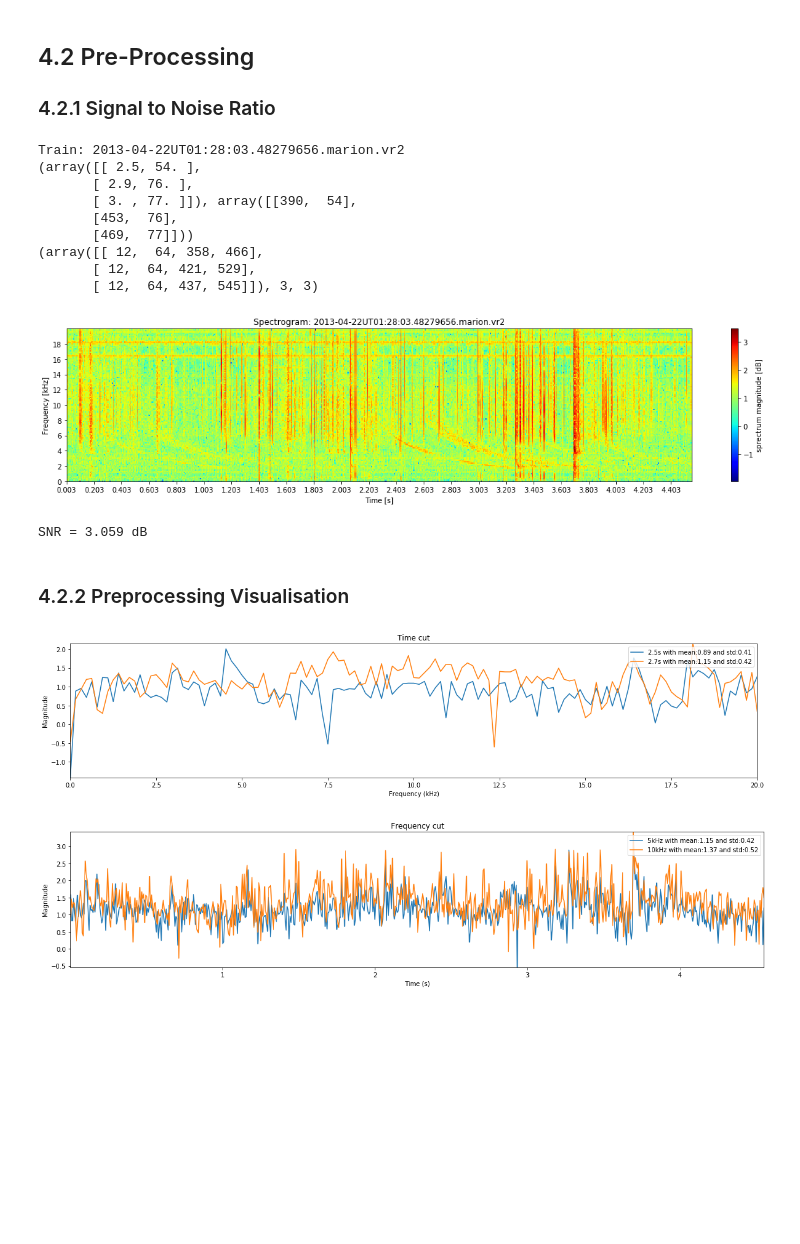
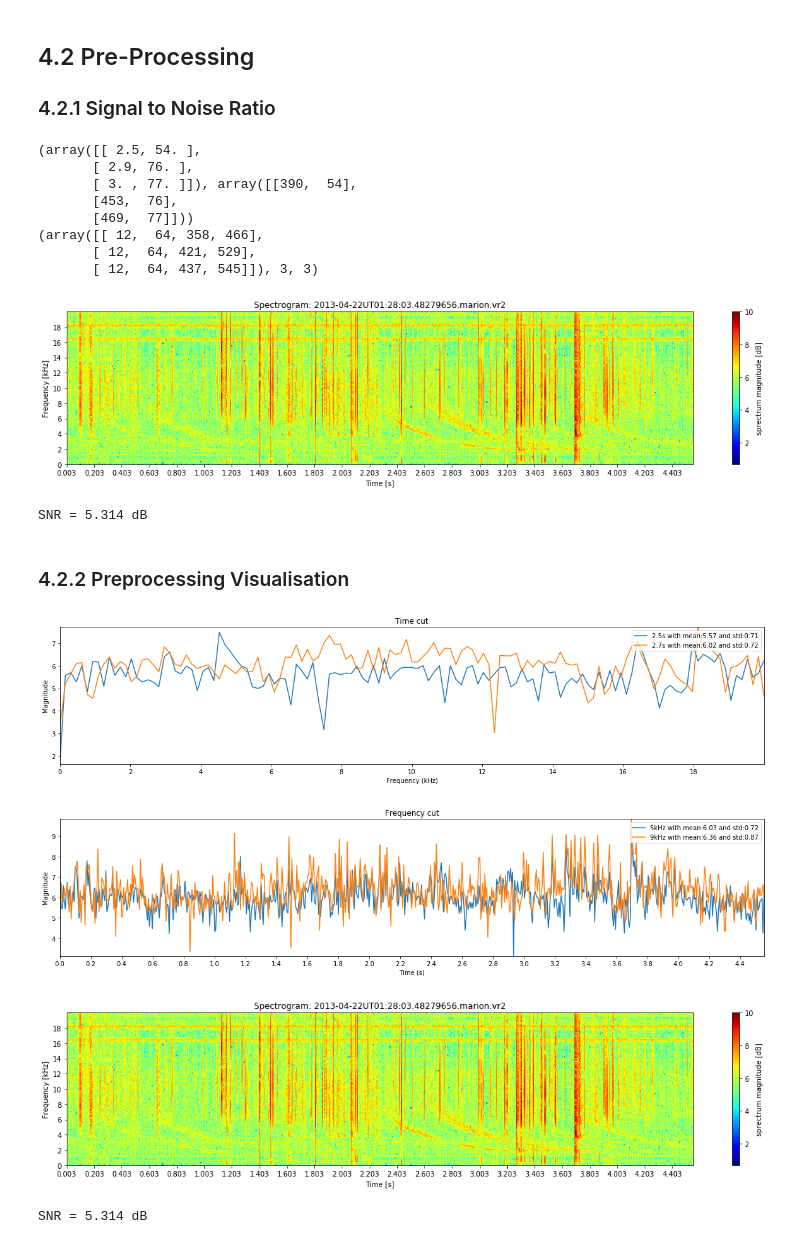
Before and after one commit to Kojey/MSc-whistler-waves-detector, a Jupyter notebook: ipy/report/chapter4_2.ipynb, the cells around one changed output. Saved outputs shown, nothing was run; the diff lists cells and outputs as text; code cells hidden in the pictures; blank space fills up the shorter version.

```diff
--- a/ipy/report/chapter4_2.ipynb
+++ b/ipy/report/chapter4_2.ipynb
@@ -26,12 +24,12 @@ Using TensorFlow backend.
 ## 4.2 Pre-Processing
 ### 4.2.1 Signal to Noise Ratio
 # %%
-file = np.random.choice(database.get_train(),1)[0]
+file = np.random.choice(database.get_samples(),1)[0]
 # file = '2013-07-19UT01:01:39.12931914.marion.vr2'
 # file = '2013-10-08UT02:02:10.20979430.marion.vr2'
 file = '2013-04-22UT01:28:03.48279656.marion.vr2'
 # file = '2013-07-04UT19:27:45.49091930.marion.vr2'
-print('Train:' if file in database.get_train() else 'Test:', file)
+# print('Train:' if file in database.get_train() else 'Test:', file)
 sample = SampleDetector(dataset_loc, site,file)
 
 freq_range, time_err=[2,10],0.1
@@ -40,12 +38,12 @@ print(sample.awda_whistlers(time_err=time_err))
 print(sample.cuts(cut_freq=freq_range[1]-freq_range[0], cut_freq_min=freq_range[0], time_err=time_err, noise=False))
 freq_size = 4
 size = (freq_size*sample.get_time_freq_ratio(dec=2), freq_size)
+sample.apply_min_max_scale(0,10)
 sample.spectrogram_plot(figsize=size, xlabel='Time [s]', ylabel='Frequency [kHz]',zlabel='sprectrum magnitude [dB]',
                            xaxis=True, yaxis=True, ticks=[0.2,2],
                            title="Spectrogram: "+sample.get_file(), cmap='jet', cmap_show=True)
 print('SNR = %.3f dB'%sample.snr())
 # %% [output]
-Train: 2013-04-22UT01:28:03.48279656.marion.vr2
 (array([[ 2.5, 54. ],
        [ 2.9, 76. ],
        [ 3. , 77. ]]), array([[390,  54],
@@ -54,15 +52,23 @@ Train: 2013-04-22UT01:28:03.48279656.marion.vr2
 (array([[ 12,  64, 358, 466],
        [ 12,  64, 421, 529],
        [ 12,  64, 437, 545]]), 3, 3)
-[figure, old version]
+[figure, new version]
-SNR = 3.059 dB
+SNR = 5.314 dB
 # %% [markdown]
 ### 4.2.2 Preprocessing Visualisation
 # %%
 time = [2.5,2.7]
-freq = [5,10]
+freq = [5,9]
+sample.spectrogram_with_axis()
+sample.apply_min_max_scale(0,10)
 _ = sample.spectrogram_time_cut_plot(time=time, figsize=size, title='Time cut', legend=[str(t)+'s' for t in time], stats=True, legend_loc='upper right')
 _ = sample.spectrogram_freq_cut_plot(freq=freq, figsize=size, title='Frequency cut', legend=[str(f)+'kHz' for f in freq], stats=True, legend_loc='upper right')
+sample.spectrogram_plot(figsize=size, xlabel='Time [s]', ylabel='Frequency [kHz]',zlabel='sprectrum magnitude [dB]',
+                           xaxis=True, yaxis=True, ticks=[0.2,2],
+                           title="Spectrogram: "+sample.get_file(), cmap='jet', cmap_show=True)
+print('SNR = %.3f dB'%sample.snr())
 # %% [output]
-[figure, old version]
+[figure, new version]
-[figure, old version]
+[figure, new version]
+[figure, added]
+SNR = 5.314 dB
```
Also changed, not shown: parts of 14 cells of this notebook, 5 other files.
